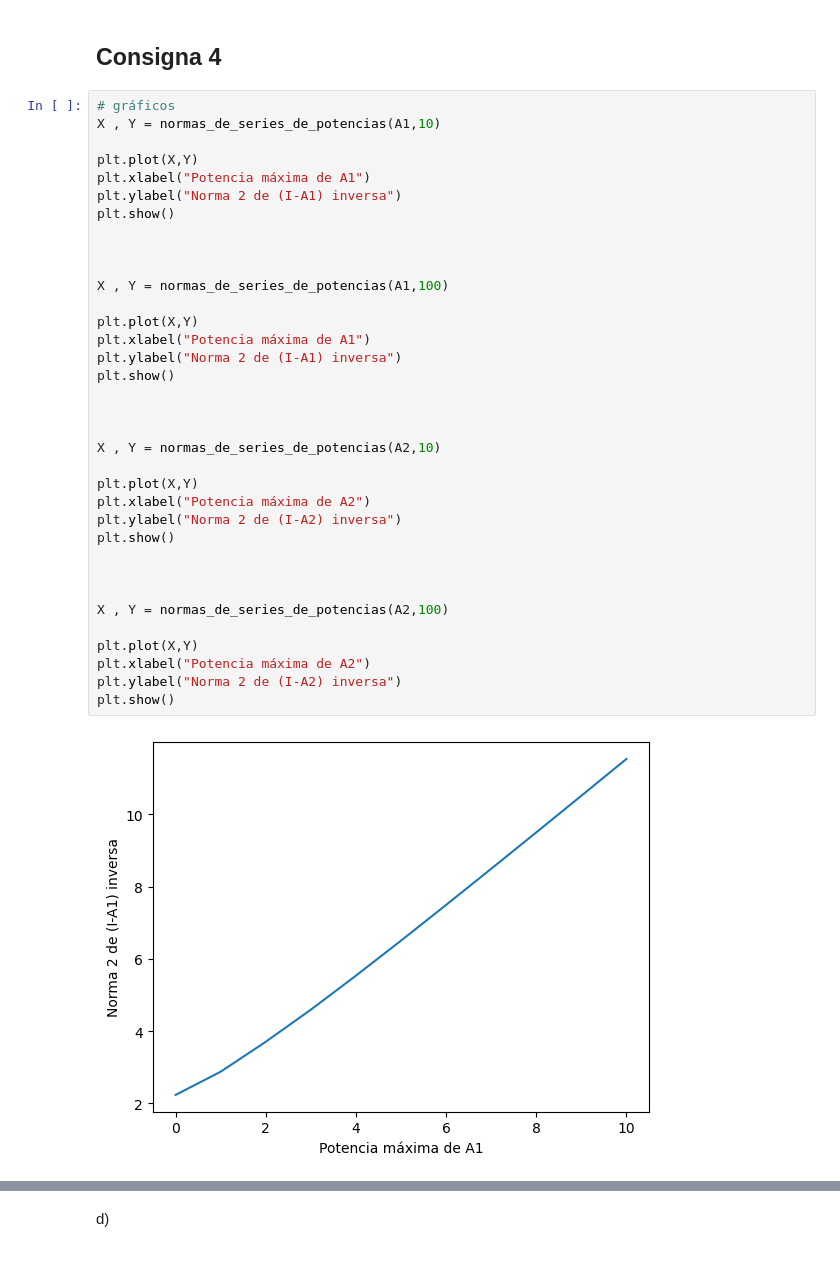
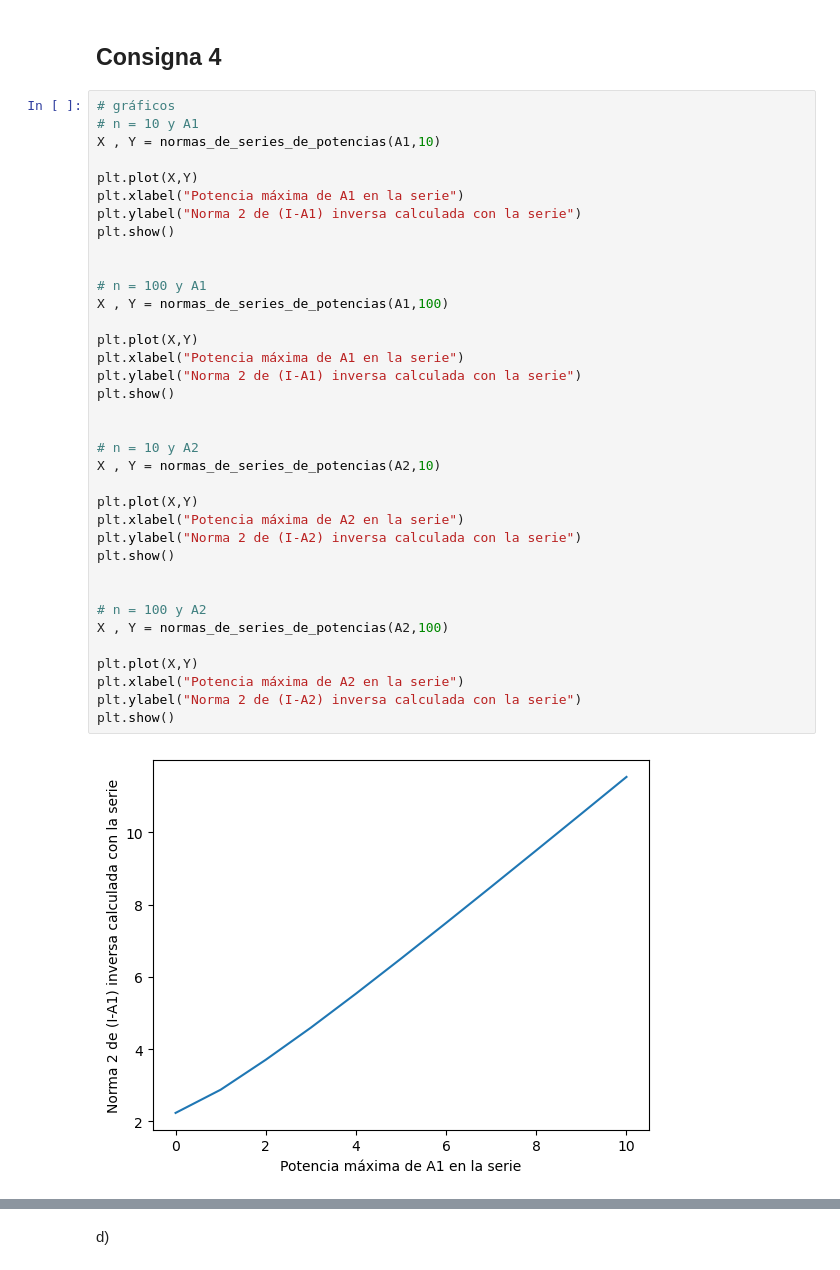
Before and after one commit to IMAbril/Matrices_Insumo-Producto, a Jupyter notebook: notebooks/TP2_resuelto.ipynb, the cells around one changed output, grey strips where cells are left out. Cells and saved outputs as stored; diff of their text form.

```diff
--- a/notebooks/TP2_resuelto.ipynb
+++ b/notebooks/TP2_resuelto.ipynb
@@ -153,38 +149,39 @@ A2 - Promedio: 0.9276514472123604, Desviación Estándar: 2.658051068430719e-16
 ## Consigna 4
 # %%
 # gráficos
+# n = 10 y A1
 X , Y = normas_de_series_de_potencias(A1,10)
 
 plt.plot(X,Y)
-plt.xlabel("Potencia máxima de A1")
-plt.ylabel("Norma 2 de (I-A1) inversa")
+plt.xlabel("Potencia máxima de A1 en la serie")
+plt.ylabel("Norma 2 de (I-A1) inversa calculada con la serie")
 plt.show()
 
 
-
+# n = 100 y A1
 X , Y = normas_de_series_de_potencias(A1,100)
 
 plt.plot(X,Y)
-plt.xlabel("Potencia máxima de A1")
-plt.ylabel("Norma 2 de (I-A1) inversa")
+plt.xlabel("Potencia máxima de A1 en la serie")
+plt.ylabel("Norma 2 de (I-A1) inversa calculada con la serie")
 plt.show()
 
 
-
+# n = 10 y A2
 X , Y = normas_de_series_de_potencias(A2,10)
 
 plt.plot(X,Y)
-plt.xlabel("Potencia máxima de A2")
-plt.ylabel("Norma 2 de (I-A2) inversa")
+plt.xlabel("Potencia máxima de A2 en la serie")
+plt.ylabel("Norma 2 de (I-A2) inversa calculada con la serie")
 plt.show()
 
 
-
+# n = 100 y A2
 X , Y = normas_de_series_de_potencias(A2,100)
 
 plt.plot(X,Y)
-plt.xlabel("Potencia máxima de A2")
-plt.ylabel("Norma 2 de (I-A2) inversa")
+plt.xlabel("Potencia máxima de A2 en la serie")
+plt.ylabel("Norma 2 de (I-A2) inversa calculada con la serie")
 plt.show()
 # %% [output]
-[figure, old version]
+[figure, new version]
```
Also changed, not shown: parts of 14 cells of this notebook.
